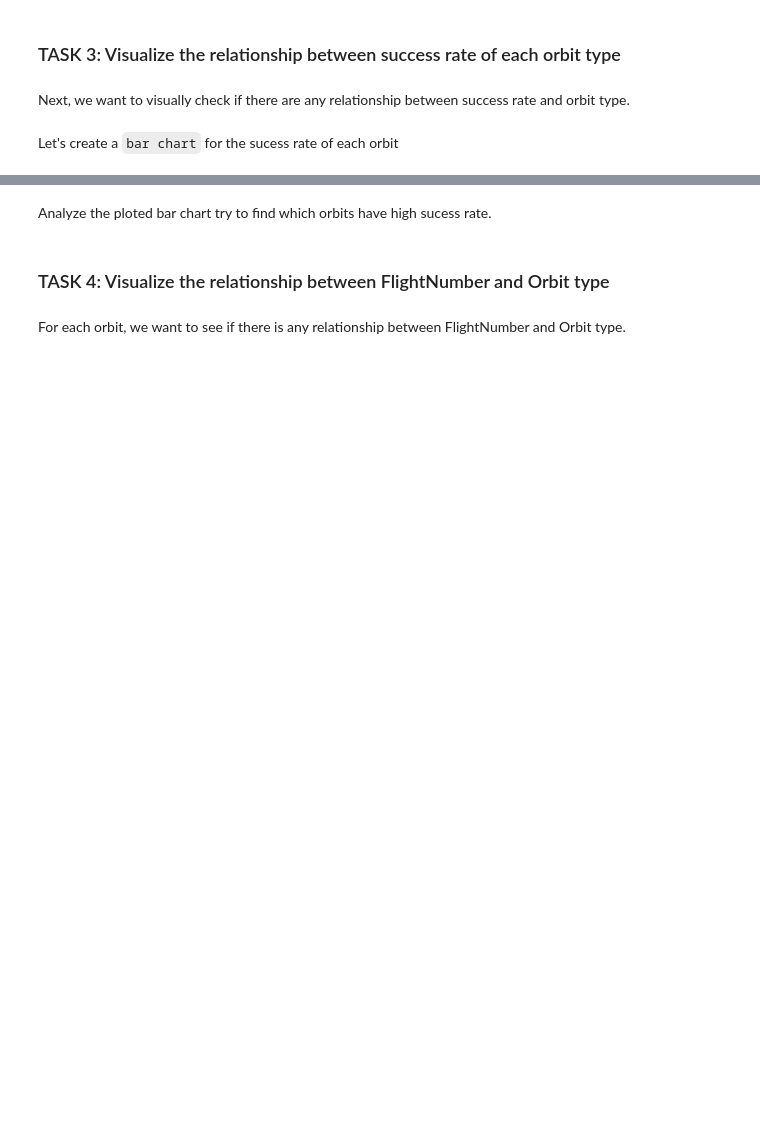
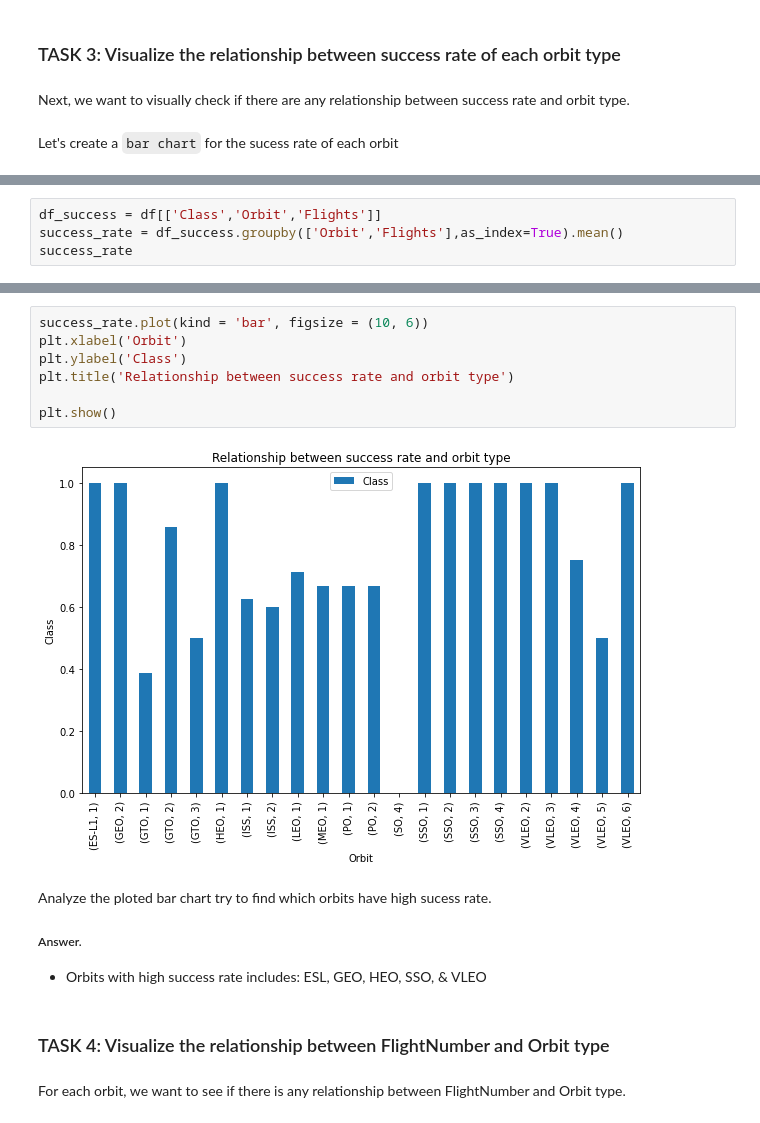
Before and after one commit to salamituns/IBM_tasks_Notebooks, a Jupyter notebook: IBM_Capstone_notes/Data visualization for falcon9.ipynb, the cells around one changed output, grey strips where cells are left out. Cells and saved outputs as stored; diff of their text form; blank space fills up the shorter version.

```diff
--- a/IBM_Capstone_notes/Data visualization for falcon9.ipynb
+++ b/IBM_Capstone_notes/Data visualization for falcon9.ipynb
@@ -116,0 +145,4 @@ Let's create a `bar chart` for the sucess rate of each orbit
+# %%
+df_success = df[['Class','Orbit','Flights']]
+success_rate = df_success.groupby(['Orbit','Flights'],as_index=True).mean()
+success_rate
@@ -117,5 +168,17 @@ Let's create a `bar chart` for the sucess rate of each orbit
+# %%
+success_rate.plot(kind = 'bar', figsize = (10, 6))
+plt.xlabel('Orbit')
+plt.ylabel('Class')
+plt.title('Relationship between success rate and orbit type')
+
+plt.show()
+# %% [output]
+[figure, added]
 # %% [markdown]
 Analyze the ploted bar chart try to find which orbits have high sucess rate.
+##### Answer.
++ Orbits with high success rate includes:
+ESL, GEO, HEO, SSO, & VLEO
 # %% [markdown]
 ### TASK  4: Visualize the relationship between FlightNumber and Orbit type
 # %% [markdown]
```
Also changed, not shown: parts of 14 cells of this notebook, 3 other files.
